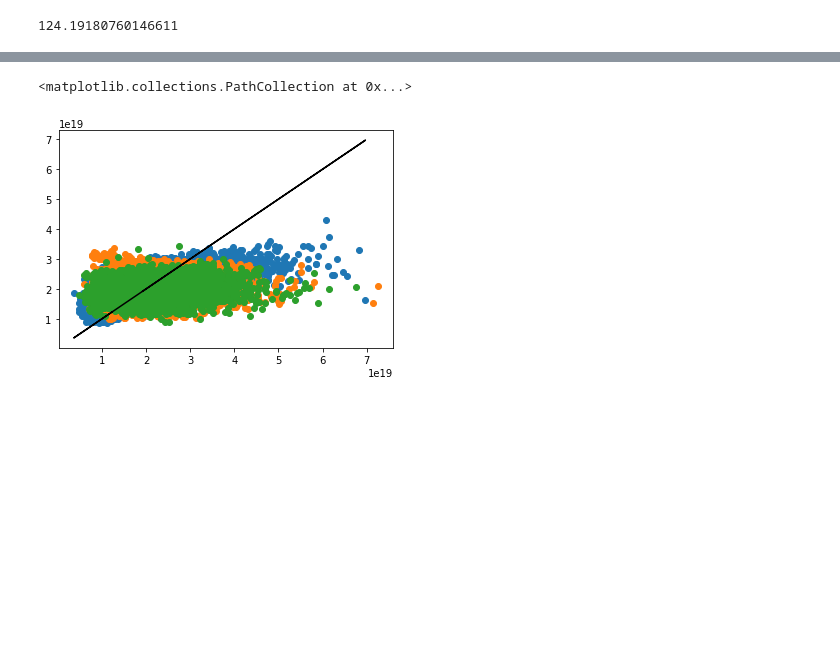
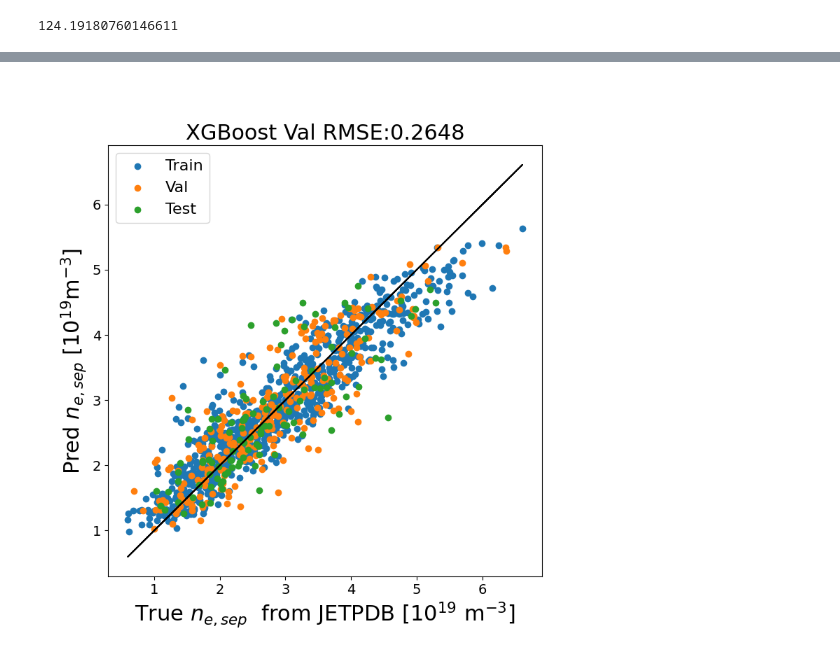
Before and after one commit to fusionby2030/moxie, a Jupyter notebook: experiments/Supervsied/Basline.ipynb, the cells around one changed output, grey strips where cells are left out. Drawn from its saved outputs; the diff is of its cells as text; code cells hidden in the pictures; blank space fills up the shorter version.

```diff
--- a/experiments/Supervsied/Basline.ipynb
+++ b/experiments/Supervsied/Basline.ipynb
@@ -169,0 +170,7 @@ for k in range(len(data_train[0])):
+# %%
+PULSE_DF_SANDBOX = JET_PDB[(JET_PDB['FLAG:HRTSdatavalidated'] > 0) & (JET_PDB['shot'] > 80000) & (JET_PDB['Atomicnumberofseededimpurity'].isin([0, 7])) & (JET_PDB['FLAG:DEUTERIUM'] == 1.0) & (JET_PDB['FLAG:Kicks'] == 0.0) & (JET_PDB['FLAG:RMP'] == 0.0) & (JET_PDB['FLAG:pellets'] == 0.0)]
+relevant_columns = ['shot', 'nepedheight10^19(m^-3)','Tepedheight(keV)', 'B(T)','Ip(MA)', 'q95',  'R(m)', 'a(m)','gasflowrateofmainspecies10^22(e/s)',  'P_TOT=PNBI+Pohm+PICRH-Pshi(MW)', 'P_ICRH(MW)', 'P_NBI(MW)','plasmavolume(m^3)', 'averagetriangularity', 'divertorconfiguration', 'FLAG:Seeding', 'FLAG:Kicks',
+ 'FLAG:RMP',
+ 'FLAG:pellets',]
+
+mp_cols = ['B(T)','Ip(MA)', 'q95',  'R(m)', 'a(m)','gasflowrateofmainspecies10^22(e/s)',  'P_TOT=PNBI+Pohm+PICRH-Pshi(MW)', 'P_ICRH(MW)', 'P_NBI(MW)','plasmavolume(m^3)', 'averagetriangularity']
@@ -169,0 +193,12 @@ for k in range(len(data_train[0])):
+# %%
+dtrain_all = xgb.DMatrix(data_train_all_norm, nesep_train_all_norm)
+dval_all = xgb.DMatrix(data_val_all_norm, nesep_val_all_norm)
+dtest_all = xgb.DMatrix(data_test_all_norm, nesep_test_all_norm)
+
+# evallist = [(dtest, 'eval'), (dtrain, 'train')]
+evallist_all = [(dval_all, 'eval'), (dtrain_all, 'train')]
+
+num_round = 100
+param = {'max_depth': 3, 'eta': 0.1, 'gamma':0.00, 'objective': 'reg:squarederror'}
+bst = xgb.train(param, dtrain_all, num_round, evallist_all)
+# ypred_train = bst.predict(dtrain)
@@ -170,4 +223,26 @@ for k in range(len(data_train[0])):
 # %%
+
+ypred_train = de_standardize(bst.predict(dtrain_all), NSEP_mu, NSEP_var)
+ypred_val = de_standardize(bst.predict(dval_all), NSEP_mu, NSEP_var)
+ypred_test = de_standardize(bst.predict(dtest_all), NSEP_mu, NSEP_var)
+
+train_rmse = sklearn.metrics.mean_squared_error(ypred_train, y_train, squared=True)
+val_rmse = sklearn.metrics.mean_squared_error(ypred_val, y_val, squared=True)
+test_rmse = sklearn.metrics.mean_squared_error(ypred_test, y_test, squared=True)
+
+plt.close('all')
+
+
+
+fig = plt.figure(figsize=(8, 8))
+plt.scatter(y_train, ypred_train, label='Train')
+plt.plot(y_train, y_train, color='black')
+plt.scatter(y_val, ypred_val, label='Val')
+plt.scatter(y_test, ypred_test, label='Test')
+plt.xlabel('True $n_{e,sep}$  from JETPDB [10$^{19}$ m$^{-3}$]')
+plt.ylabel('Pred $n_{e,sep}$ [10$^{19}$m$^{-3}$]')
+plt.legend()
+plt.title('XGBoost Val RMSE:{:.4}'.format(val_rmse))
+plt.show()
 # %% [output]
-<matplotlib.collections.PathCollection at 0x...>
-[figure, old version]
+[figure, new version]
```
Also changed, not shown: parts of 7 cells of this notebook, 1 other file.
